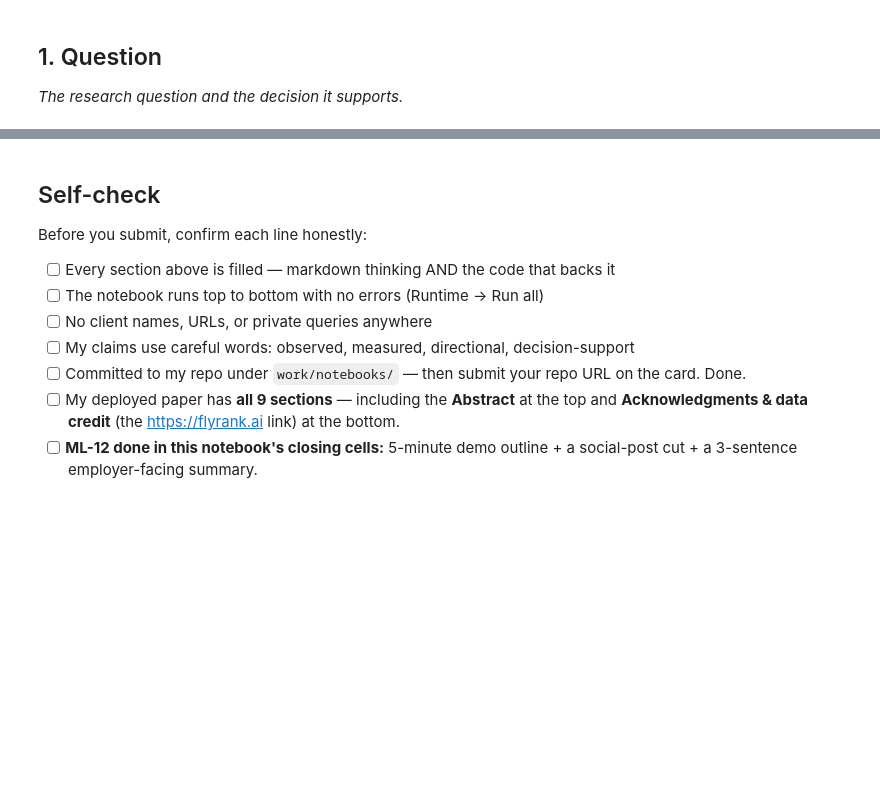
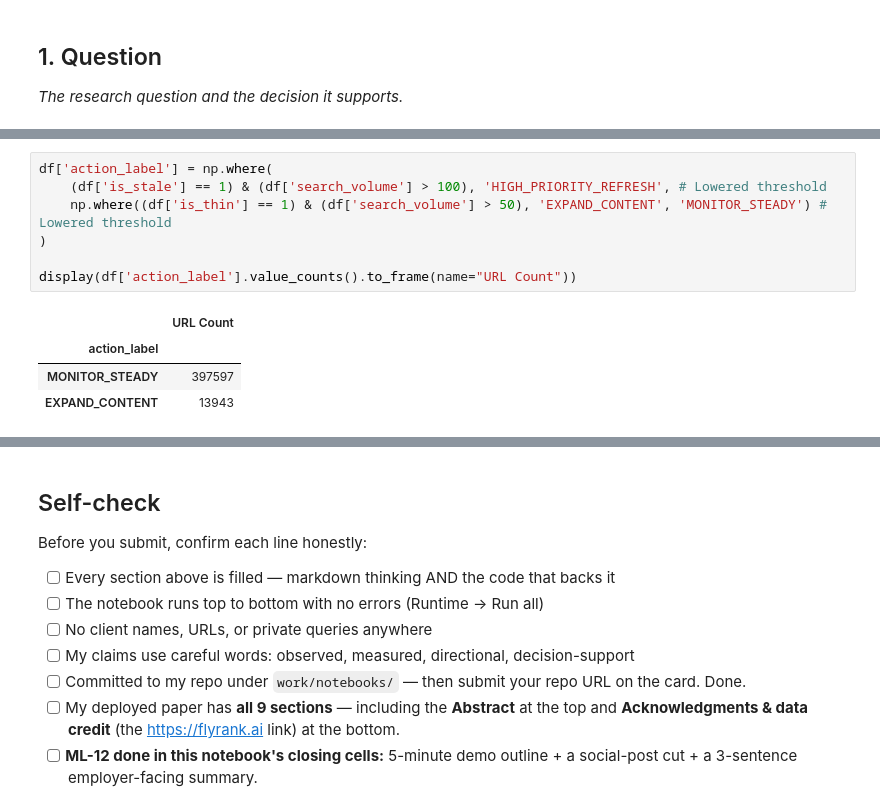
Before and after one commit to nnanwubeikenna-prog/ikenna-flyrank-ml-internship, a Jupyter notebook: work/notebooks/capstone.ipynb, the cells around one changed output, grey strips where cells are left out. Cells and saved outputs as stored; diff of their text form; blank space fills up the shorter version.

```diff
--- a/work/notebooks/capstone.ipynb
+++ b/work/notebooks/capstone.ipynb
@@ -36,0 +189,12 @@ This skeleton is yours to fill. Work the sections **in order** — each one has
+# %%
+df['action_label'] = np.where(
+    (df['is_stale'] == 1) & (df['search_volume'] > 100), 'HIGH_PRIORITY_REFRESH', # Lowered threshold
+    np.where((df['is_thin'] == 1) & (df['search_volume'] > 50), 'EXPAND_CONTENT', 'MONITOR_STEADY') # Lowered threshold
+)
+
+display(df['action_label'].value_counts().to_frame(name="URL Count"))
+# %% [output]
+|  | URL Count |
+| action_label |  |
+| MONITOR_STEADY | 397597 |
+| EXPAND_CONTENT | 13943 |
```
Also changed, not shown: parts of 20 cells of this notebook.
